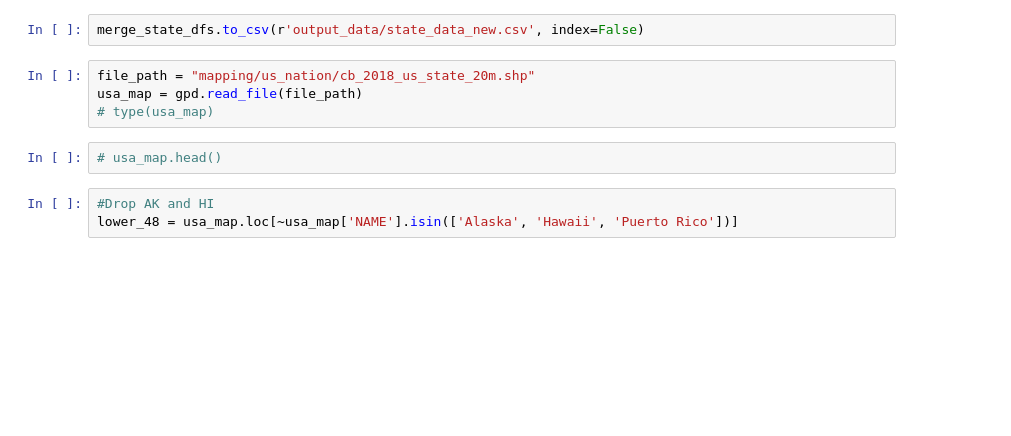
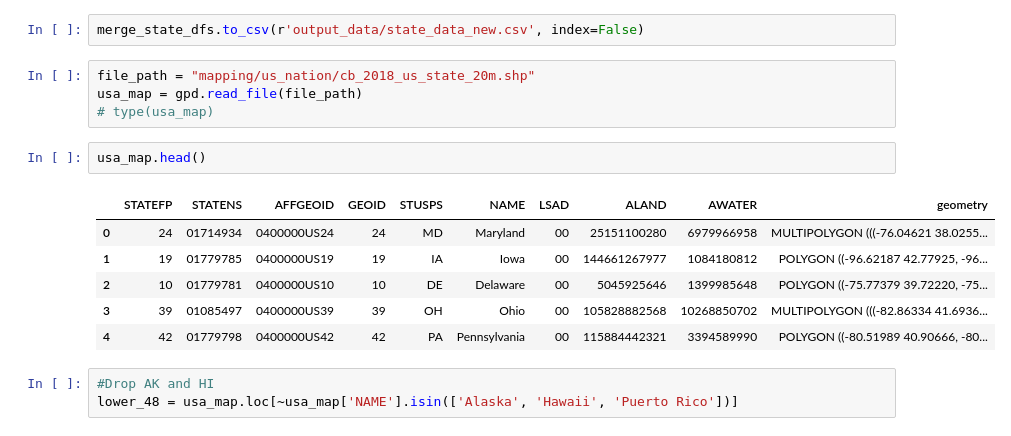
Before and after one commit to aolea13/project_1, a Jupyter notebook: Map of COVID data - lower 48.ipynb, the cells around one changed output. Drawn from its saved outputs; the diff is of its cells as text; blank space fills up the shorter version.

```diff
--- a/Map of COVID data - lower 48.ipynb
+++ b/Map of COVID data - lower 48.ipynb
@@ -34,8 +34,15 @@ merge_state_dfs.to_csv(r'output_data/state_data_new.csv', index=False)
 file_path = "mapping/us_nation/cb_2018_us_state_20m.shp"
 usa_map = gpd.read_file(file_path)
 # type(usa_map)
-# %%
-# usa_map.head()
+# %%
+usa_map.head()
+# %% [output]
+|  | STATEFP | STATENS | AFFGEOID | GEOID | STUSPS | NAME | LSAD | ALAND | AWATER | geometry |
+| 0 | 24 | 01714934 | 0400000US24 | 24 | MD | Maryland | 00 | 25151100280 | 6979966958 | MULTIPOLYGON (((-76.04621 38.0255... |
+| 1 | 19 | 01779785 | 0400000US19 | 19 | IA | Iowa | 00 | 144661267977 | 1084180812 | POLYGON ((-96.62187 42.77925, -96... |
+| 2 | 10 | 01779781 | 0400000US10 | 10 | DE | Delaware | 00 | 5045925646 | 1399985648 | POLYGON ((-75.77379 39.72220, -75... |
+| 3 | 39 | 01085497 | 0400000US39 | 39 | OH | Ohio | 00 | 105828882568 | 10268850702 | MULTIPOLYGON (((-82.86334 41.6936... |
+| 4 | 42 | 01779798 | 0400000US42 | 42 | PA | Pennsylvania | 00 | 115884442321 | 3394589990 | POLYGON ((-80.51989 40.90666, -80... |
 # %%
 #Drop AK and HI
 lower_48 = usa_map.loc[~usa_map['NAME'].isin(['Alaska', 'Hawaii', 'Puerto Rico'])]
```
Also changed, not shown: parts of 1 cell of this notebook, 2 other files.
